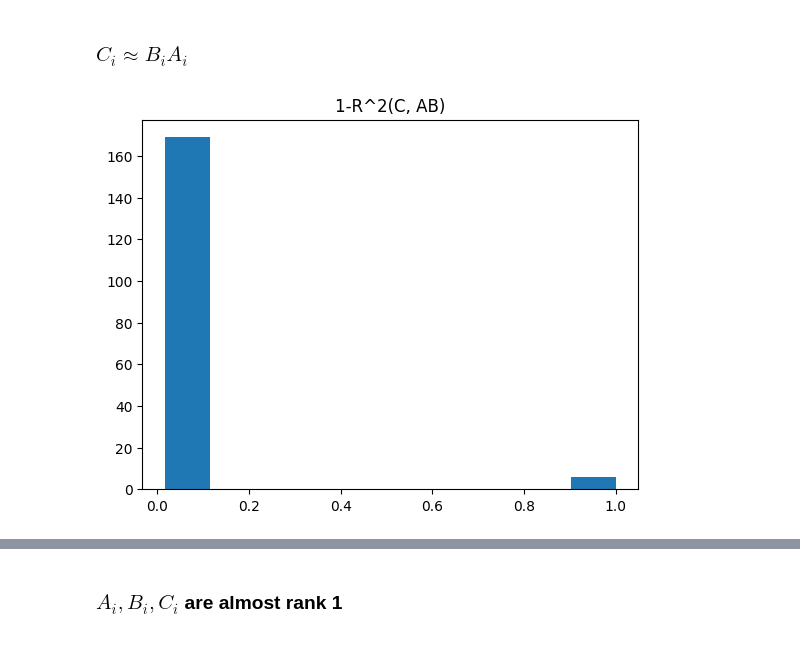
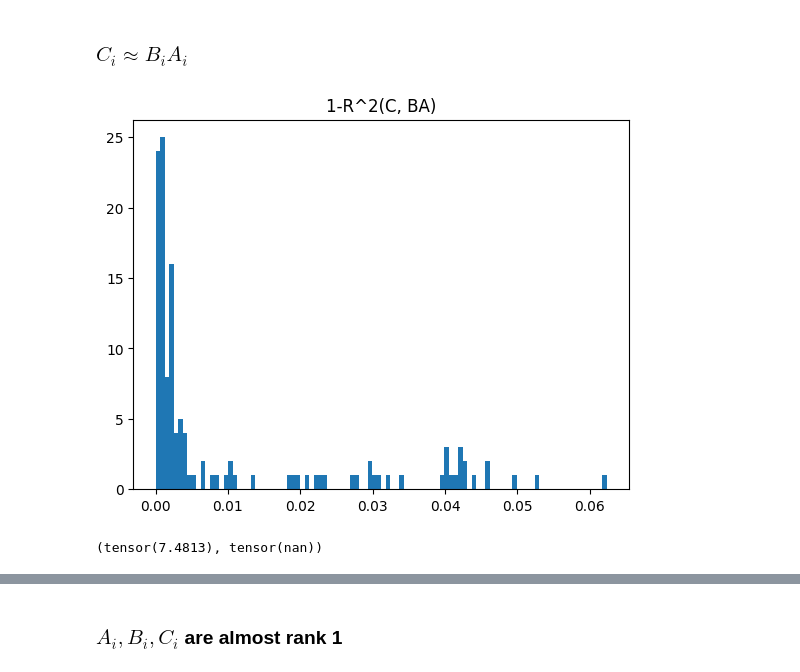
Before and after one commit to LouisYRYJ/Finite-groups, a Jupyter notebook: notebooks/irreps_all.ipynb, the cells around one changed output, grey strips where cells are left out. Cells and saved outputs as stored; diff of their text form; code cells hidden in the pictures.

Commit message:
complex/quaternionic irrep stuff

```diff
--- a/notebooks/irreps_all.ipynb
+++ b/notebooks/irreps_all.ipynb
@@ -93,6 +105,7 @@ $$w_u^i(z) \approx \text{tr}(\rho_i(z) C_i)$$
 
 Note that 4d-2 is a real irrep (Frobenius-Schur indicator = 1) and thus has entries orthogonal over $\mathbb{R}^G$. This is not true of 4d-0 or 4d-1.
 # %%
-irreps = group.get_real_irreps(verbose=True)
+# irreps = group.get_real_irreps(verbose=True)
+irreps = group.get_irreps()
 print(irreps.keys())
 # %% [output]
@@ -171,6 +192,10 @@ irrep_idx_dict = {
     ]
     for name in irreps
 }
+irrep_idx_dict['none'] = {
+    i for i in range(lneurons.shape[-1])
+    if all(lexpl[name][i].item() < 0.95 for name in irreps)
+}
 for k, v in irrep_idx_dict.items():
     print(k, len(v))
 # %% [output]
@@ -188,5 +212,5 @@ for k, v in irrep_idx_dict.items():
 # %%
-irrep_name = '10d-0'
+irrep_name = '2d-1'
 irrep_d = irreps[irrep_name].shape[-1]
 irrep = irreps[irrep_name]
 irrep_idxs = irrep_idx_dict[irrep_name]
@@ -196,9 +220,9 @@ irrep_uneurons = uneurons[:, irrep_idxs]
 # %%
 flat_irrep = einops.rearrange(irrep, 'n d1 d2 -> n (d1 d2)')
 # Project neurons onto subspace spanned by flat_irrep
-A_flat = (t.linalg.inv(flat_irrep.T @ flat_irrep) @ flat_irrep.T @ irrep_lneurons)
-B_flat = (t.linalg.inv(flat_irrep.T @ flat_irrep) @ flat_irrep.T @ irrep_rneurons)
-C_flat = (t.linalg.inv(flat_irrep.T @ flat_irrep) @ flat_irrep.T @ irrep_uneurons)
+A_flat = (t.linalg.inv(flat_irrep.H @ flat_irrep) @ flat_irrep.T @ irrep_lneurons)
+B_flat = (t.linalg.inv(flat_irrep.H @ flat_irrep) @ flat_irrep.T @ irrep_rneurons)
+C_flat = (t.linalg.inv(flat_irrep.H @ flat_irrep) @ flat_irrep.T @ irrep_uneurons)
 A = einops.rearrange(A_flat, '(d1 d2) m -> m d1 d2', d1=irrep_d, d2=irrep_d).mT
 B = einops.rearrange(B_flat, '(d1 d2) m -> m d1 d2', d1=irrep_d, d2=irrep_d).mT
 C = einops.rearrange(C_flat, '(d1 d2) m -> m d1 d2', d1=irrep_d, d2=irrep_d).mT
@@ -224,14 +270,20 @@ tensor(6.4691e-06)
 # %%
 x = einops.rearrange(B @ A, 'm d1 d2 -> m (d1 d2)')
 y = einops.rearrange(C, 'm d1 d2 -> m (d1 d2)')
-coef = (x * y).sum(dim=-1) / (x * x).sum(dim=-1)
+coef = (x.conj() * y).sum(dim=-1) / (x.conj() * x).sum(dim=-1)
 yhat = coef.unsqueeze(1) * x
 r2 = (yhat - y).norm(dim=-1).pow(2) / y.norm(dim=-1).pow(2)
-plt.hist(r2.tolist())
-plt.title('1-R^2(C, AB)')
+plt.hist(r2.tolist(), bins=100)
+plt.title('1-R^2(C, BA)')
 plt.show()
+good = r2 < 0.2
 # %% [output]
-[figure, old version]
+[figure, new version]
+# %%
+(~good).sum()
+irrep_lneurons[:,good].norm(dim=0).mean(), irrep_lneurons[:,~good].norm(dim=0).mean()
+# %% [output]
+(tensor(7.4813), tensor(nan))
 # %%
 plt.hist(coef.tolist(), bins=100)
 plt.show()
```
Also changed, not shown: parts of 30 cells of this notebook, 2 other files.
